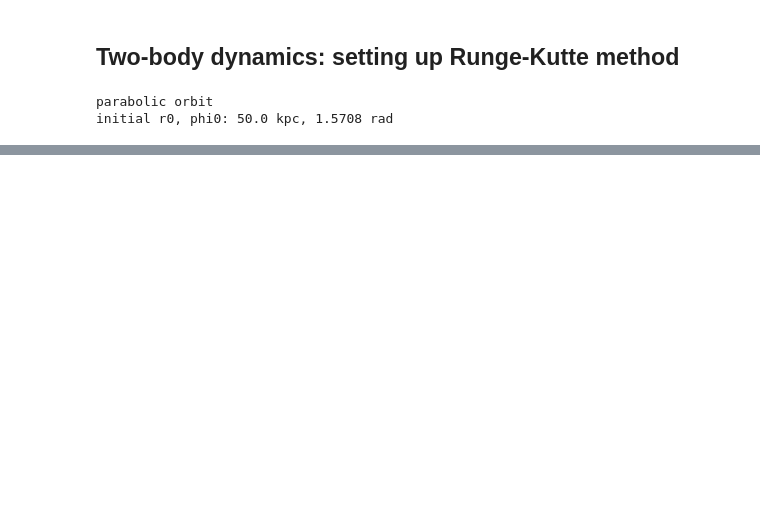
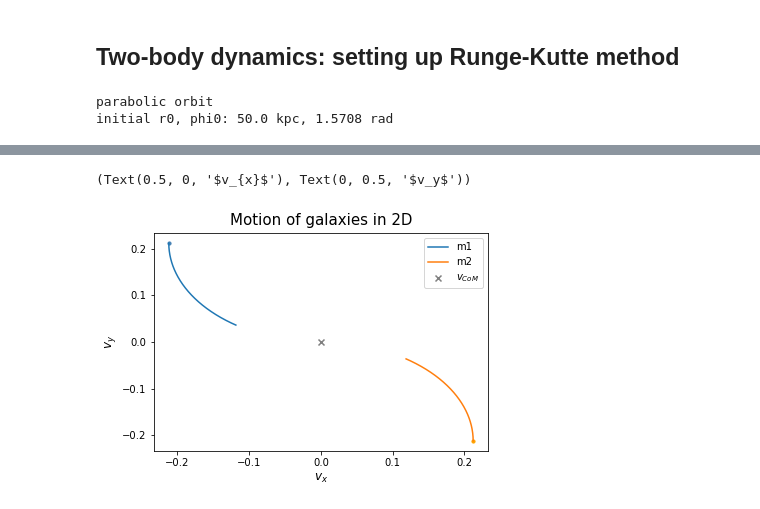
Before and after one commit to q-pratz-chem/Interacting_Galaxies, a Jupyter notebook: runge_kutte.ipynb, the cells around one changed output, grey strips where cells are left out. Drawn from its saved outputs; the diff is of its cells as text; code cells hidden in the pictures; blank space fills up the shorter version.

```diff
--- a/runge_kutte.ipynb
+++ b/runge_kutte.ipynb
@@ -56,7 +57,7 @@ def get_f(r, f):
 # %%
 def get_energy(r, vi):
     """
-    Calculate vis-viva energy for two masses
+    Calculate total energy for two masses
 
     Inputs:
         r, 1-D array of (x1, y1, x2, y2)
@@ -72,8 +73,8 @@ def get_energy(r, vi):
     r12 = np.sqrt((x2 - x1)**2 + (y2 - y1)**2)
     v12 = np.sqrt((vx2 - vx1)**2 + (vy2 - vy1)**2)
 
-    vve = 0.5*v12**2 - mu/r12
-    E = 0.5*mu*v12**2 - G*m1*m2/r12
+    # vve = 0.5*v12**2 - mu/r12  # vis-viva (not right units)
+    E = 0.5*mu*v12**2 - G*m1*m2/r12  # total energy
 
     return E
 # %%
@@ -181,10 +182,12 @@ def rk4(t0, tmax, r0, phi0, dphi0, dr0, f, h, err_tol):
     # R: [x1, x2, y1, y2]
     X = R[:,[0,2]]  # x1, x2
     Y = R[:,[1,3]]  # y1, y2
+    #v_ = R[:,[4:,]]  # vx1, vy1, vx2, vy2
+    v_ = R[:,4:]
     # show error
     print(f"E_ref = {E_ref}, |mean(E)| = {np.abs(np.mean(E))}")
 
-    return t, X, Y, err
+    return t, X, Y, v_, err
 # %%
 # runtime initial conditions
 t0, tmax = 0, 800 # 5000
@@ -232,6 +235,6 @@ print(f"initial r0, phi0: {r0:.5} kpc, {phi0:.5} rad")
 parabolic orbit
 initial r0, phi0: 50.0 kpc, 1.5708 rad
 # %%
-t, X, Y, err = rk4(t0, tmax, r0, phi0, dphi0, dr0, f, h, err_tol)
+t, X, Y, v_, err = rk4(t0, tmax, r0, phi0, dphi0, dr0, f, h, err_tol)
 print(f"runtime: {t[-1]} kpc")
 # %% [output]
@@ -240,3 +264,15 @@ runtime: 801 kpc
+# %%
+plt.scatter(0,0, marker='x', color='grey', label=r'$v_{CoM}$')
+plt.scatter(v_[0,0], v_[0,1], s=10, c='steelblue') # initial velocity
+plt.scatter(v_[0,2], v_[0,3], s=10, c='orange') # initial velocity
+plt.plot(v_[:,0], v_[:,1], label="m1")
+plt.plot(v_[:,2], v_[:,3], label="m2")
+plt.title("Motion of galaxies in 2D", fontsize='15', y=1.01)
+plt.legend()
+plt.xlabel("$v_{x}$", fontsize=12), plt.ylabel("$v_y$", fontsize=12)
+# %% [output]
+(Text(0.5, 0, '$v_{x}$'), Text(0, 0.5, '$v_y$'))
+[figure, added]
 # %%
 plt.plot(E)
 # %% [output]
```
Also changed, not shown: parts of 5 cells of this notebook.
